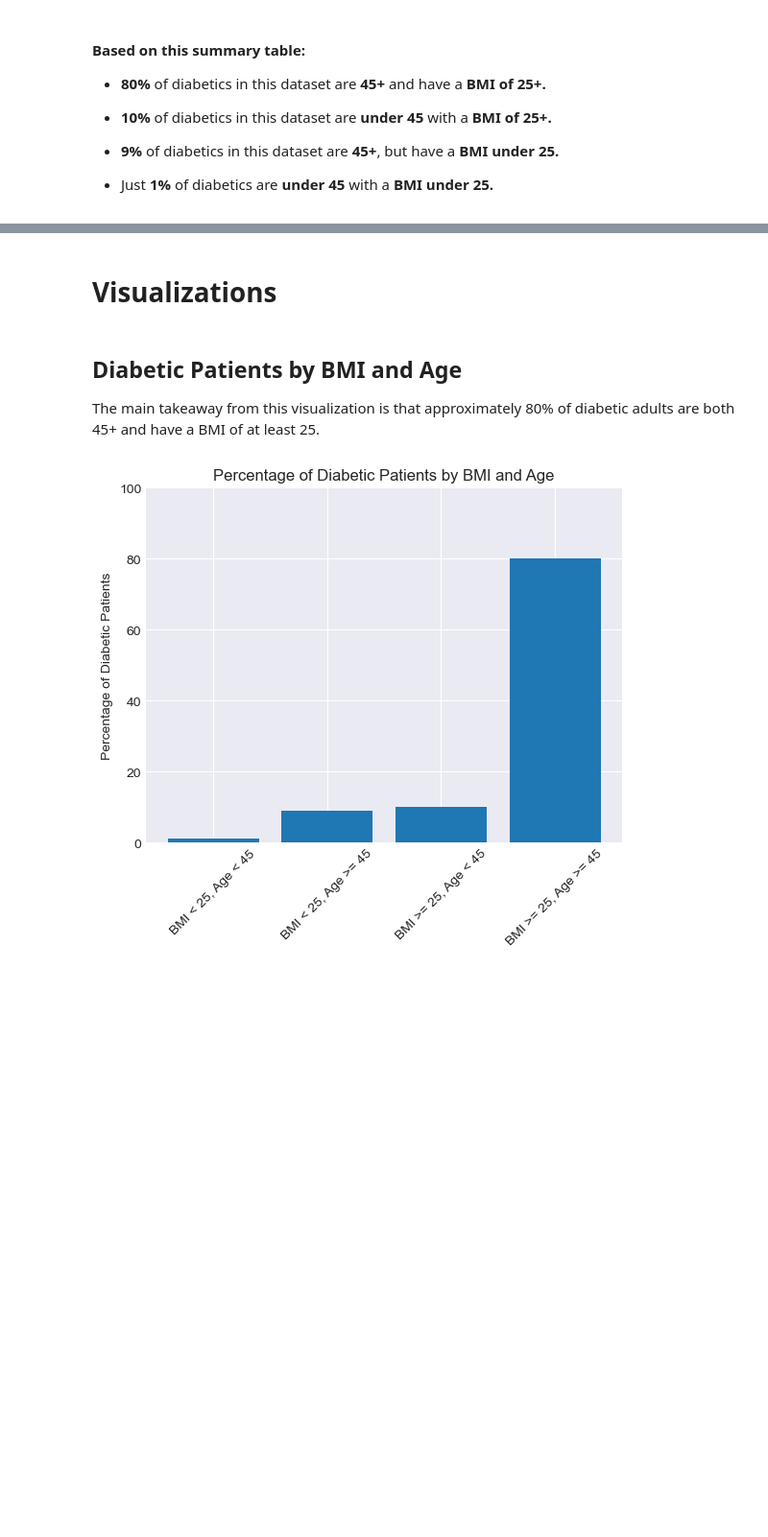
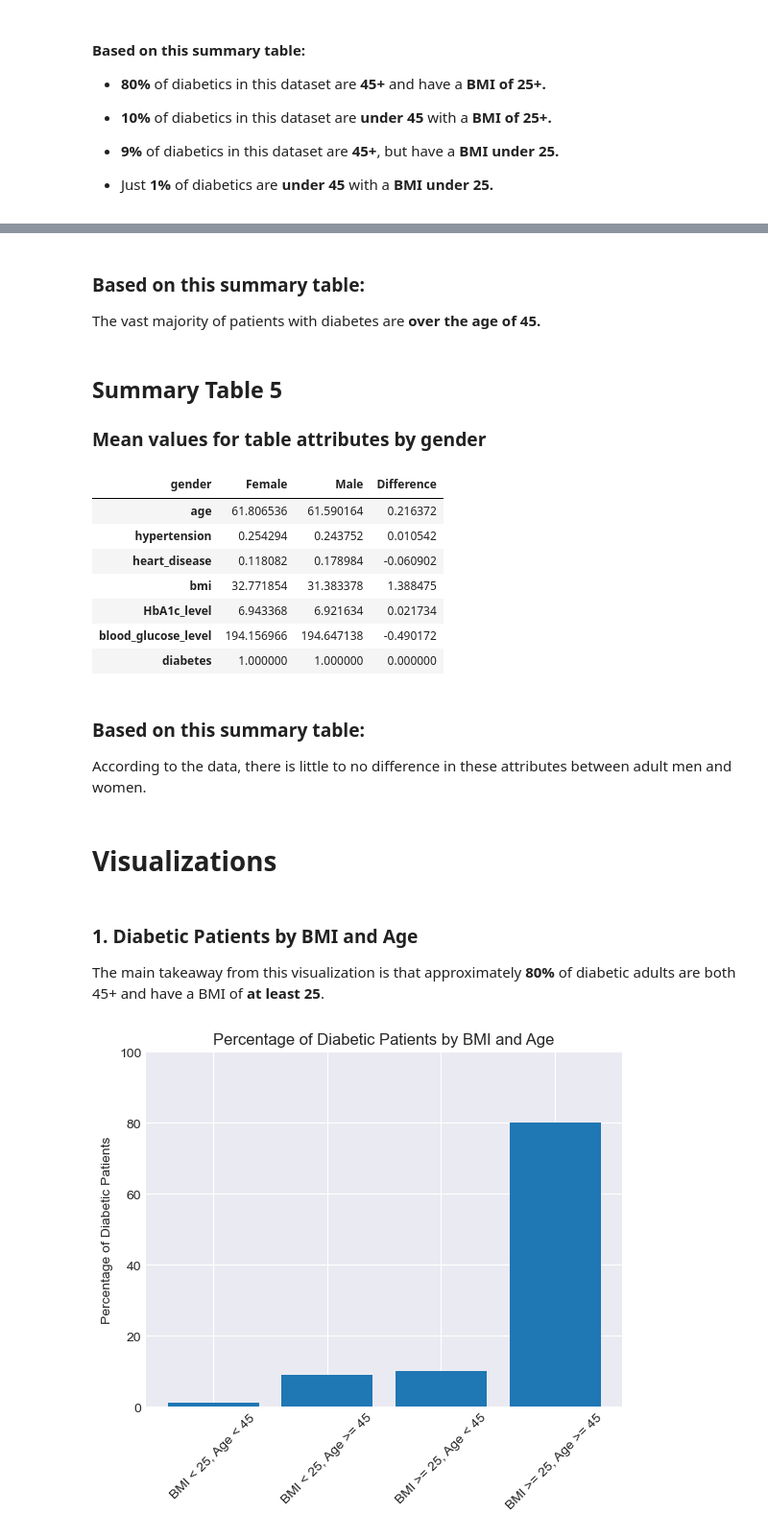
Before and after one commit to K01t0N/project-1, a Jupyter notebook: data_notebook.ipynb, the cells around one changed output, grey strips where cells are left out. Shown at 96% size. Drawn from its saved outputs; the diff is of its cells as text; code cells hidden in the pictures; blank space fills up the shorter version.

Commit message:
Additions to the notebook, including summary tables

```diff
--- a/data_notebook.ipynb
+++ b/data_notebook.ipynb
@@ -242,7 +285,34 @@ summary_3a
+# %% [markdown]
+### Based on this summary table:
+
+The vast majority of patients with diabetes are **over the age of 45.**
+# %% [markdown]
+## Summary Table 5
+
+### Mean values for table attributes by gender
+# %%
+# diabetes_df[diabetes_df["gender"] == "Female"]
+summary_5 = diabetes_df.groupby("gender").mean("age")
+summary_5 = summary_5.transpose()
+summary_5["Difference"] = [summary_5["Female"][x] - summary_5["Male"][x] for x in range(len(summary_5["Female"]))]
+summary_5
+# %% [output]
+| gender | Female | Male | Difference |
+| age | 61.806536 | 61.590164 | 0.216372 |
+| hypertension | 0.254294 | 0.243752 | 0.010542 |
+| heart_disease | 0.118082 | 0.178984 | -0.060902 |
+| bmi | 32.771854 | 31.383378 | 1.388475 |
+| HbA1c_level | 6.943368 | 6.921634 | 0.021734 |
+| blood_glucose_level | 194.156966 | 194.647138 | -0.490172 |
+| diabetes | 1.000000 | 1.000000 | 0.000000 |
+# %% [markdown]
+### Based on this summary table:
+
+According to the data, there is little to no difference in these attributes between adult men and women.
 # %% [markdown]
 # Visualizations
 # %% [markdown]
-## Diabetic Patients by BMI and Age
+### 1. Diabetic Patients by BMI and Age
 
-The main takeaway from this visualization is that approximately 80% of diabetic adults are both 45+ and have a BMI of at least 25.
+The main takeaway from this visualization is that approximately **80%** of diabetic adults are both 45+ and have a BMI of **at least 25**.
 # %%
```
Also changed, not shown: parts of 18 cells of this notebook.
